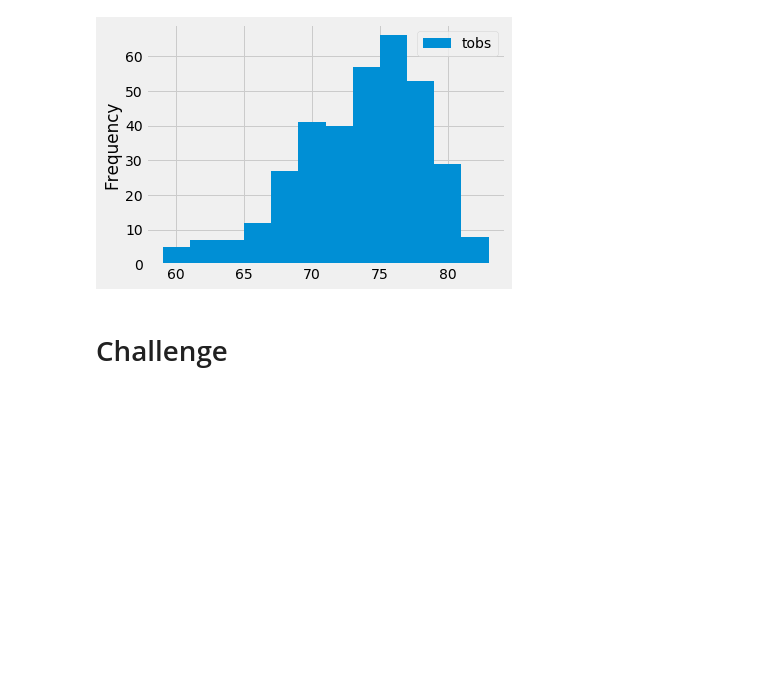
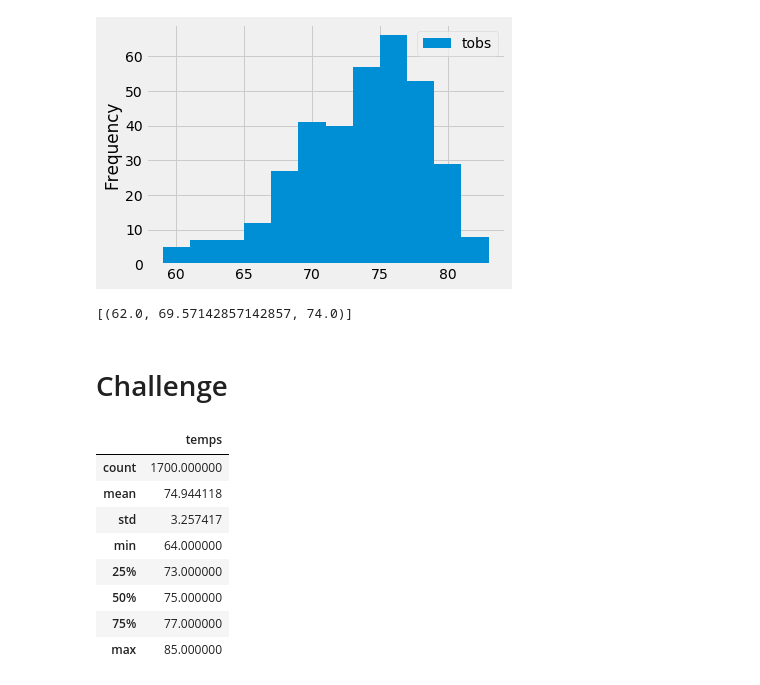
Before and after one commit to Waking-Dreamer/surfs_up, a Jupyter notebook: climate_analysis.ipynb, the cells around one changed output. Cells and saved outputs as stored; diff of their text form; code cells hidden in the pictures; blank space fills up the shorter version.

```diff
--- a/climate_analysis.ipynb
+++ b/climate_analysis.ipynb
@@ -136,5 +136,11 @@ plt.tight_layout()
 # %%
 # Write a function called `calc_temps` that will accept start date and end date in the format '%Y-%m-%d'
 # and return the minimum, average, and maximum temperatures for that range of dates
+def calc_temp(start_date, end_date):
+    return session.query(func.min(Measurement.tobs), func.avg(Measurement.tobs), func.max(Measurement.tobs)).\
+        filter(Measurement.date >= start_date).filter(Measurement.date <= end_date).all()
+print(calc_temp('2012-02-28', '2012-03-05'))
+# %% [output]
+[(62.0, 69.57142857142857, 74.0)]
 # %% [markdown]
 # Challenge
@@ -140,0 +150,20 @@ plt.tight_layout()
+# %%
+# Query June temps and use list comprehension to store temps in list
+june_temps = session.query(Measurement).filter(extract('month',Measurement.date) ==6)
+june_temps_list = [temp.tobs for temp in june_temps]
+# %%
+# Turn temps list into a df
+june_df = pd.DataFrame(june_temps_list, columns=["temps"])
+
+# Display descriptive statistics for the new June df
+june_df.describe()
+# %% [output]
+|  | temps |
+| count | 1700.000000 |
+| mean | 74.944118 |
+| std | 3.257417 |
+| min | 64.000000 |
+| 25% | 73.000000 |
+| 50% | 75.000000 |
+| 75% | 77.000000 |
+| max | 85.000000 |
```
Also changed, not shown: parts of 4 cells of this notebook.
